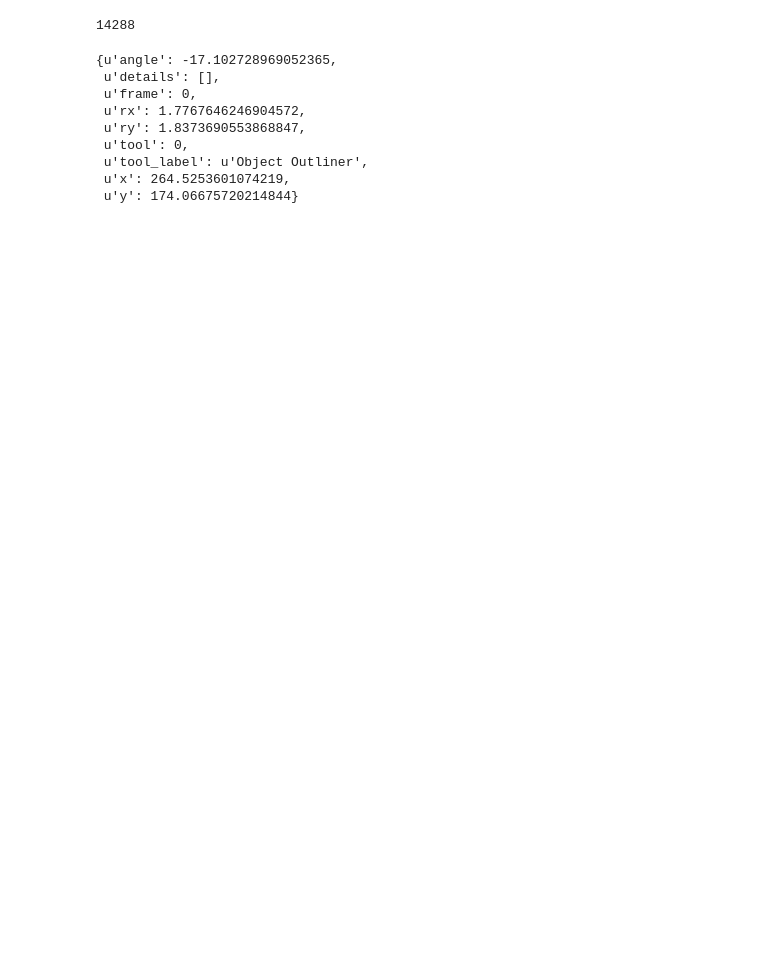
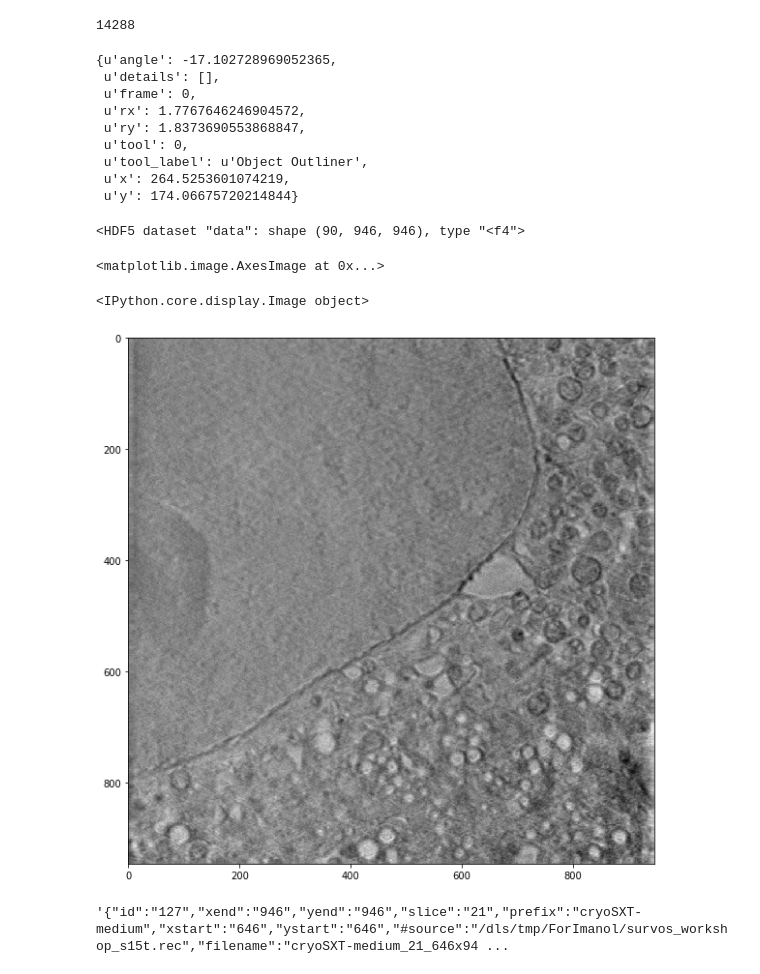
Before and after one commit to DiamondLightSource/zooniverse, a Jupyter notebook: notebooks/science_scribbler.ipynb, the cells around one changed output. Drawn from its saved outputs; the diff is of its cells as text; code cells hidden in the pictures; blank space fills up the shorter version.

Commit message:
Loaded real data in and displayed a full image

```diff
--- a/notebooks/science_scribbler.ipynb
+++ b/notebooks/science_scribbler.ipynb
@@ -13,6 +16,7 @@ import json
 # but i need to do some more complicated analysis so i will use the python tool Pandas
 classifications = pd.read_csv('../data/science-scribbler-classifications.csv')
 subjects = pd.read_csv('../data/science-scribbler-subjects.csv')
+data = h5py.File('../data/data.h5', 'r')
 # %%
 # Some of the columbs in the files are complex data rather than a number.
 # This is stored in a format called json which needs to be read by the script to make it easier to use
@@ -84,0 +72,26 @@ df3['T3_x'][0]
+# %%
+data['data']
+# %% [output]
+<HDF5 dataset "data": shape (90, 946, 946), type "<f4">
+# %%
+import matplotlib.pyplot as plt
+plt.imshow(data['data'][45,:,:])
+# %% [output]
+<matplotlib.image.AxesImage at 0x...>
+# %%
+from IPython.display import Image
+Image(data['data'][45,:,:])
+# %% [output]
+<IPython.core.display.Image object>
+# %%
+import matplotlib.pyplot as plt
+%matplotlib inline
+plt.rcParams['figure.figsize'] = [10, 10]
+plt.imshow(data['data'][45,:,:],cmap='gray')
+plt.show()
+# %% [output]
+[figure, added]
+# %%
+merged['metadata_y'][0]
+# %% [output]
+'{"id":"127","xend":"946","yend":"946","slice":"21","prefix":"cryoSXT-medium","xstart":"646","ystart":"646","#source":"/dls/tmp/ForImanol/survos_workshop_s15t.rec","filename":"cryoSXT-medium_21_646x94 ...
```
Also changed, not shown: parts of 5 cells of this notebook.
